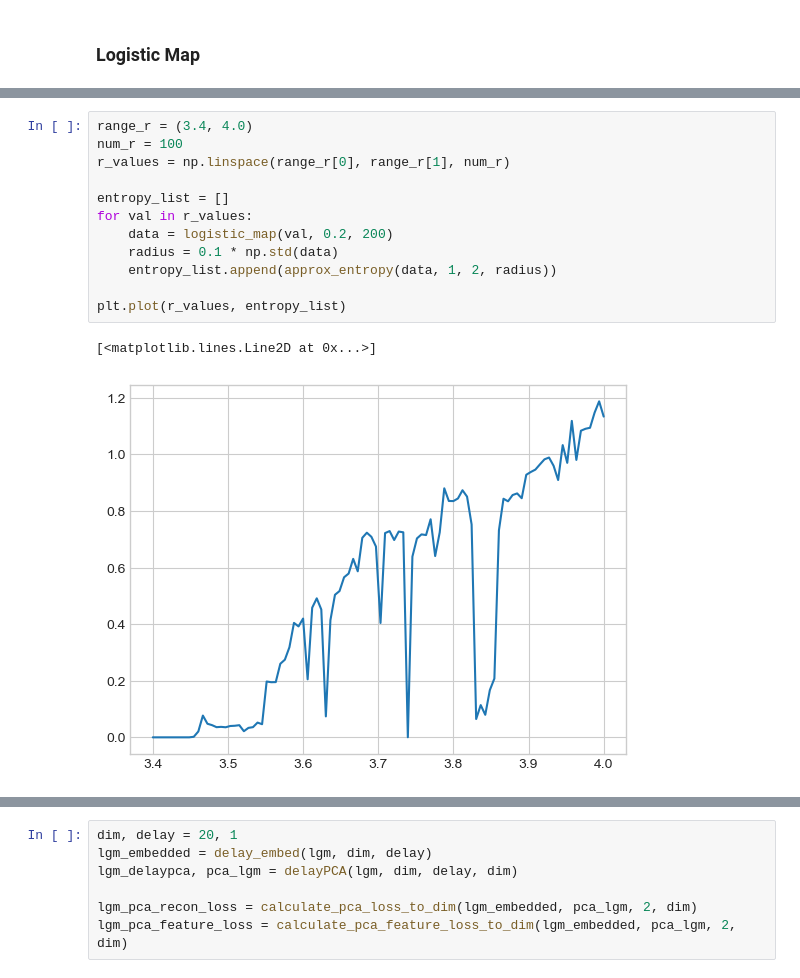
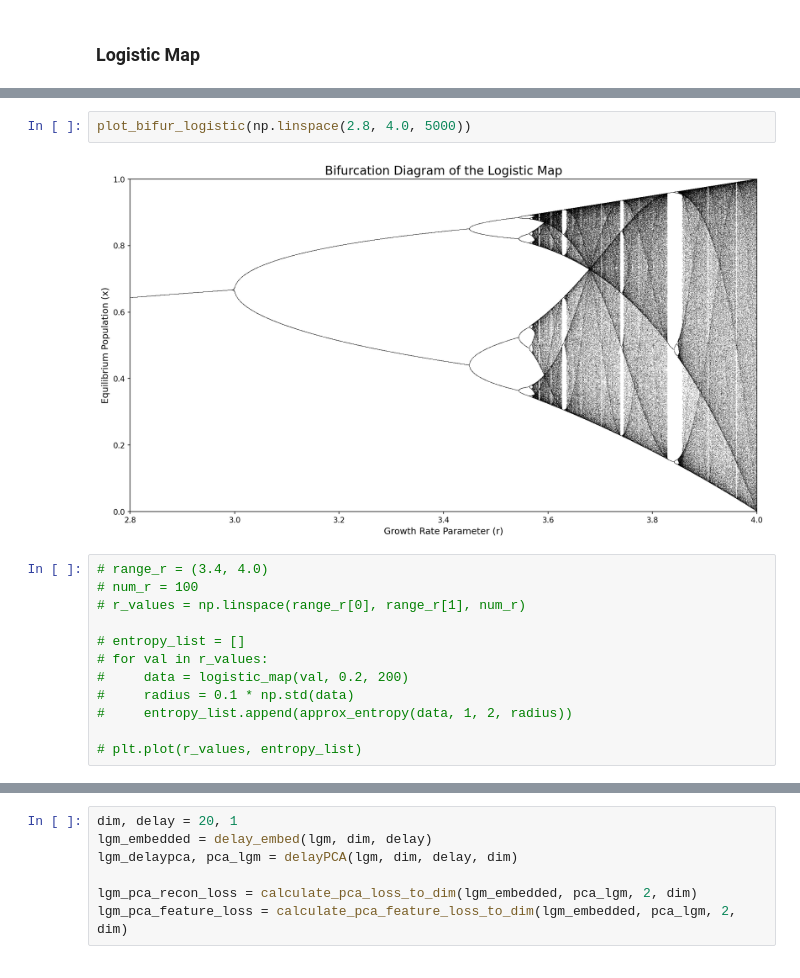
Before and after one commit to seeingquietjohn/TimeSeries, a Jupyter notebook: EmbeddingBench.ipynb, the cells around one changed output, grey strips where cells are left out. Saved outputs shown, nothing was run; the diff lists cells and outputs as text.

Commit message:
added bifurcation stuff

```diff
--- a/EmbeddingBench.ipynb
+++ b/EmbeddingBench.ipynb
@@ -229,19 +227,20 @@ print(np.std(lgm))
 0.34909543
+# %%
+plot_bifur_logistic(np.linspace(2.8, 4.0, 5000))
+# %% [output]
+[figure, added]
 # %%
-range_r = (3.4, 4.0)
-num_r = 100
-r_values = np.linspace(range_r[0], range_r[1], num_r)
+# range_r = (3.4, 4.0)
+# num_r = 100
+# r_values = np.linspace(range_r[0], range_r[1], num_r)
 
-entropy_list = []
-for val in r_values:
-    data = logistic_map(val, 0.2, 200)
-    radius = 0.1 * np.std(data)
-    entropy_list.append(approx_entropy(data, 1, 2, radius))
+# entropy_list = []
+# for val in r_values:
+#     data = logistic_map(val, 0.2, 200)
+#     radius = 0.1 * np.std(data)
+#     entropy_list.append(approx_entropy(data, 1, 2, radius))
 
-plt.plot(r_values, entropy_list)
+# plt.plot(r_values, entropy_list)
-# %% [output]
-[<matplotlib.lines.Line2D at 0x...>]
-[figure, removed]
 # %%
 plot_acf(lgm, 10)
 # %% [output]
```
Also changed, not shown: parts of 6 cells of this notebook, 1 other file.
